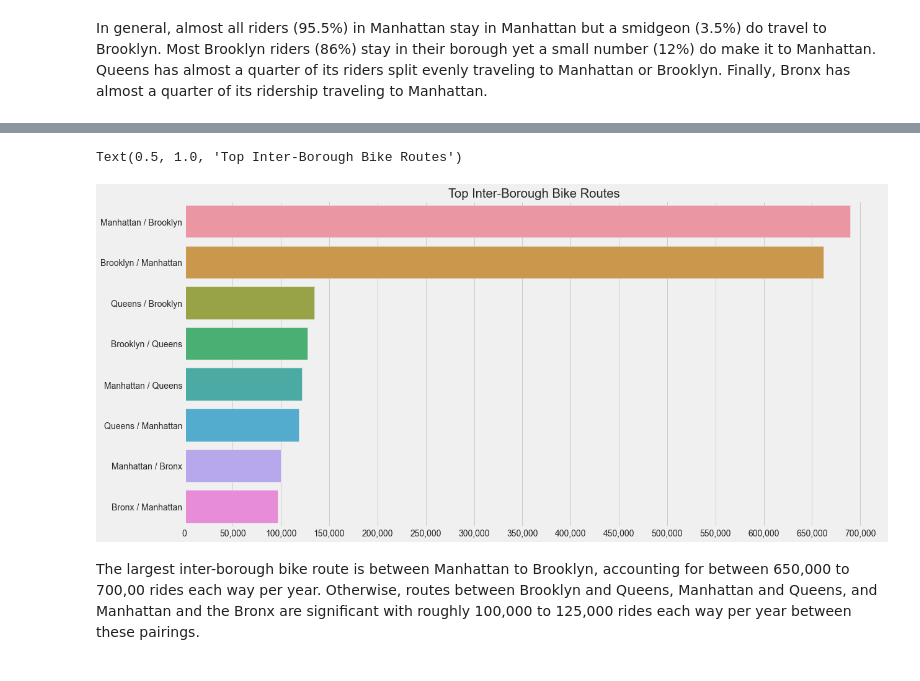
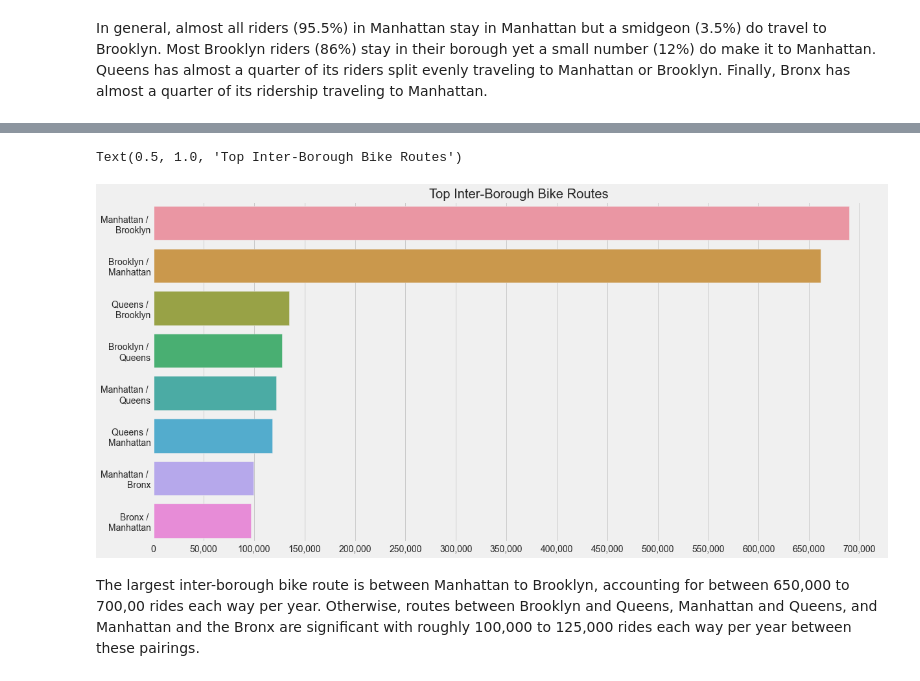
Before and after one commit to jchatterjee/nycdsa_capstone, a Jupyter notebook: DA_Q1_Rider_Behavior.ipynb, the cells around one changed output, grey strips where cells are left out. Saved outputs shown, nothing was run; the diff lists cells and outputs as text; code cells hidden in the pictures.

```diff
--- a/DA_Q1_Rider_Behavior.ipynb
+++ b/DA_Q1_Rider_Behavior.ipynb
@@ -263,3 +272,7 @@ CB_Ride_Place
 | 28816546 | W 55 St & 6 Ave | Manhattan | Midtown | E 91 St & 2 Ave | Manhattan | Upper East Side | Member | ... |
 | 28816547 | W 87 St & West End Ave | Manhattan | Upper West Side | E 91 St & 2 Ave | Manhattan | Upper East Side | Member | ... |
 27143436 rows × 9 columns
+# %%
+# matplotlib default color cycle
+# From https://stackoverflow.com/questions/42086276/get-default-line-colour-cycle
+plt.rcParams['axes.prop_cycle'].by_key()['color']
@@ -366,23 +425,23 @@ dtype: int64
 # %%
 # Seaborn Horizontal Bar Plot
 # From https://towardsdatascience.com/reverse-geocoding-with-nyc-bike-share-data-cdef427987f8
 # Seaborn Color Palette Control
 # From https://stackoverflow.com/questions/68616781/customizing-the-hue-colors-used-in-seaborn-barplot
 travels = CB_Ride_Place.value_counts(['start_boro','end_boro'])
 trips = travels[[travels.index[i][0] != travels.index[i][1] for i in range(len(travels))]][:8]
-trip_names = [trips.index[t][0] + ' / ' + trips.index[t][1] for t in range(len(trips))]
+trip_names = [trips.index[t][0] + ' / \n' + trips.index[t][1] for t in range(len(trips))]
 trip_colors = [trips.index[t][1] for t in range(len(trips))]
 plt.figure(figsize=(18,9))
 g = sns.barplot(x = list(trips.values), y = trip_names, orient="h")
 
 # Plot formatting
 g.set_xticks(list(range(0,750000,50000)))
 g.xaxis.set_major_formatter(StrMethodFormatter('{x:,}'))
 plt.title('Top Inter-Borough Bike Routes')
 # g = sns.barplot(x = list(trips.values), y = trip_names, orient="h",
 #            hue = trip_colors, palette = boro_colors)
 # %% [output]
 Text(0.5, 1.0, 'Top Inter-Borough Bike Routes')
-[figure, old version]
+[figure, new version]
 # %% [markdown]
 The largest inter-borough bike route is between Manhattan to Brooklyn, accounting for between 650,000 to 700,00 rides each way per year. Otherwise, routes between Brooklyn and Queens, Manhattan and Queens, and Manhattan and the Bronx are significant with roughly 100,000 to 125,000 rides each way per year between these pairings.
```
Also changed, not shown: parts of 31 cells of this notebook.
